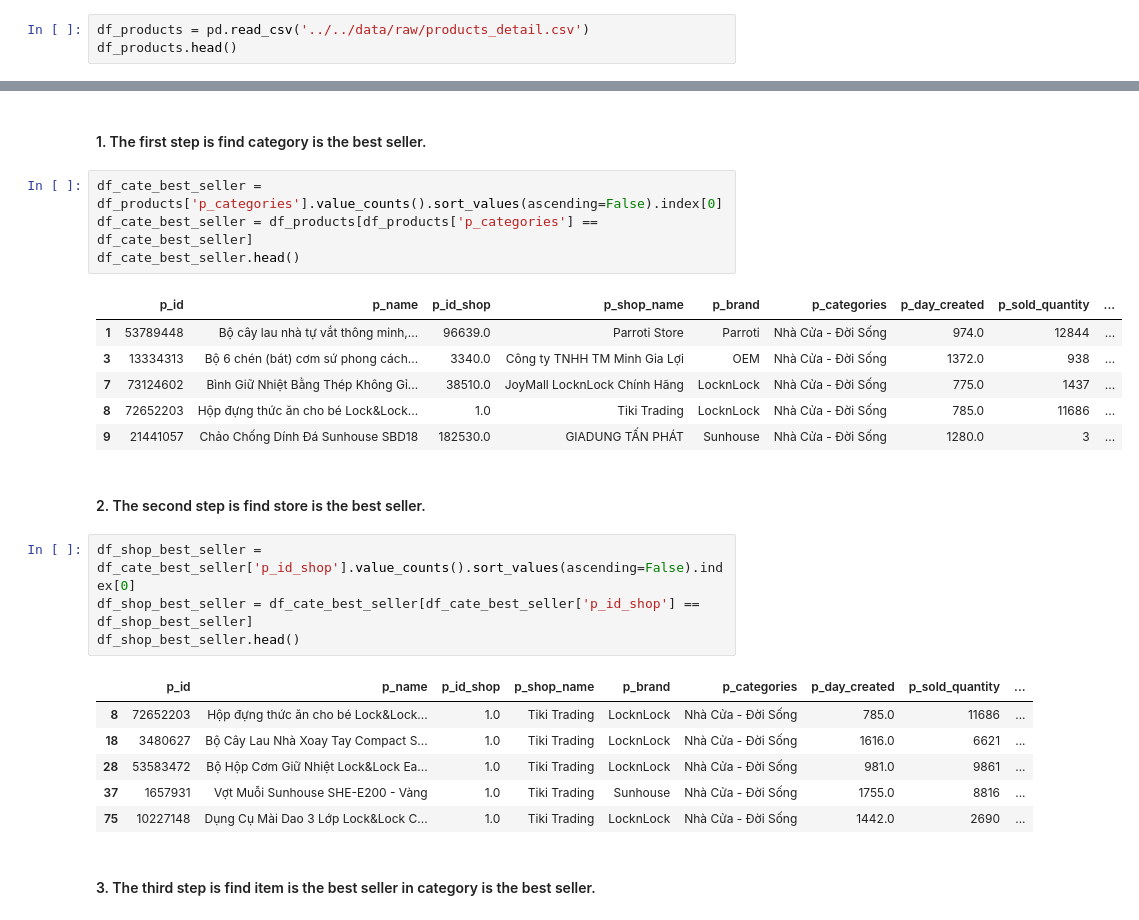
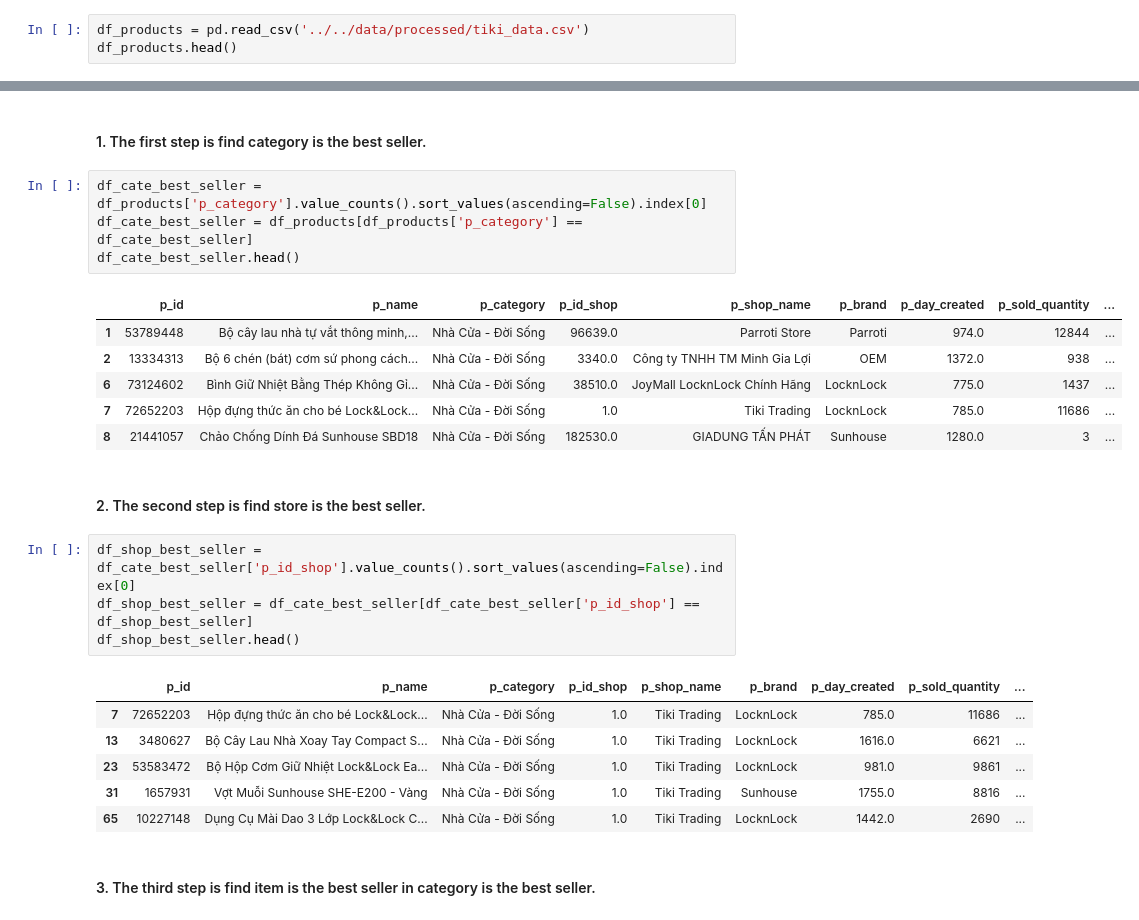
Before and after one commit to TienDat57/IntroductionToDataScience, a Jupyter notebook: src/visualization/index.ipynb, the cells around one changed output, grey strips where cells are left out. Cells and saved outputs as stored; diff of their text form.

```diff
--- a/src/visualization/index.ipynb
+++ b/src/visualization/index.ipynb
@@ -14,6 +14,6 @@ import seaborn as sns
 # %% [markdown]
 ### Read the data from the csv file and store it in a dataframe
 # %%
-df_products = pd.read_csv('../../data/raw/products_detail.csv')
+df_products = pd.read_csv('../../data/processed/tiki_data.csv')
 df_products.head()
 # %% [output]
@@ -39,16 +39,16 @@ df_products.head()
 # %% [markdown]
 #### 1. The first step is find category is the best seller.
 # %%
-df_cate_best_seller = df_products['p_categories'].value_counts().sort_values(ascending=False).index[0]
-df_cate_best_seller = df_products[df_products['p_categories'] == df_cate_best_seller]
+df_cate_best_seller = df_products['p_category'].value_counts().sort_values(ascending=False).index[0]
+df_cate_best_seller = df_products[df_products['p_category'] == df_cate_best_seller]
 df_cate_best_seller.head()
 # %% [output]
-|  | p_id | p_name | p_id_shop | p_shop_name | p_brand | p_categories | p_day_created | p_sold_quantity | ... |
-| 1 | 53789448 | Bộ cây lau nhà tự vắt thông minh,... | 96639.0 | Parroti Store | Parroti | Nhà Cửa - Đời Sống | 974.0 | 12844 | ... |
-| 3 | 13334313 | Bộ 6 chén (bát) cơm sứ phong cách... | 3340.0 | Công ty TNHH TM Minh Gia Lợi | OEM | Nhà Cửa - Đời Sống | 1372.0 | 938 | ... |
-| 7 | 73124602 | Bình Giữ Nhiệt Bằng Thép Không Gỉ... | 38510.0 | JoyMall LocknLock Chính Hãng | LocknLock | Nhà Cửa - Đời Sống | 775.0 | 1437 | ... |
-| 8 | 72652203 | Hộp đựng thức ăn cho bé Lock&Lock... | 1.0 | Tiki Trading | LocknLock | Nhà Cửa - Đời Sống | 785.0 | 11686 | ... |
-| 9 | 21441057 | Chảo Chống Dính Đá Sunhouse SBD18 | 182530.0 | GIADUNG TẤN PHÁT | Sunhouse | Nhà Cửa - Đời Sống | 1280.0 | 3 | ... |
+|  | p_id | p_name | p_category | p_id_shop | p_shop_name | p_brand | p_day_created | p_sold_quantity | ... |
+| 1 | 53789448 | Bộ cây lau nhà tự vắt thông minh,... | Nhà Cửa - Đời Sống | 96639.0 | Parroti Store | Parroti | 974.0 | 12844 | ... |
+| 2 | 13334313 | Bộ 6 chén (bát) cơm sứ phong cách... | Nhà Cửa - Đời Sống | 3340.0 | Công ty TNHH TM Minh Gia Lợi | OEM | 1372.0 | 938 | ... |
+| 6 | 73124602 | Bình Giữ Nhiệt Bằng Thép Không Gỉ... | Nhà Cửa - Đời Sống | 38510.0 | JoyMall LocknLock Chính Hãng | LocknLock | 775.0 | 1437 | ... |
+| 7 | 72652203 | Hộp đựng thức ăn cho bé Lock&Lock... | Nhà Cửa - Đời Sống | 1.0 | Tiki Trading | LocknLock | 785.0 | 11686 | ... |
+| 8 | 21441057 | Chảo Chống Dính Đá Sunhouse SBD18 | Nhà Cửa - Đời Sống | 182530.0 | GIADUNG TẤN PHÁT | Sunhouse | 1280.0 | 3 | ... |
 # %% [markdown]
 #### 2. The second step is find store is the best seller.
 # %%
@@ -56,12 +56,12 @@ df_shop_best_seller = df_cate_best_seller['p_id_shop'].value_counts().sort_value
 df_shop_best_seller = df_cate_best_seller[df_cate_best_seller['p_id_shop'] == df_shop_best_seller]
 df_shop_best_seller.head()
 # %% [output]
-|  | p_id | p_name | p_id_shop | p_shop_name | p_brand | p_categories | p_day_created | p_sold_quantity | ... |
-| 8 | 72652203 | Hộp đựng thức ăn cho bé Lock&Lock... | 1.0 | Tiki Trading | LocknLock | Nhà Cửa - Đời Sống | 785.0 | 11686 | ... |
-| 18 | 3480627 | Bộ Cây Lau Nhà Xoay Tay Compact S... | 1.0 | Tiki Trading | LocknLock | Nhà Cửa - Đời Sống | 1616.0 | 6621 | ... |
-| 28 | 53583472 | Bộ Hộp Cơm Giữ Nhiệt Lock&Lock Ea... | 1.0 | Tiki Trading | LocknLock | Nhà Cửa - Đời Sống | 981.0 | 9861 | ... |
-| 37 | 1657931 | Vợt Muỗi Sunhouse SHE-E200 - Vàng | 1.0 | Tiki Trading | Sunhouse | Nhà Cửa - Đời Sống | 1755.0 | 8816 | ... |
-| 75 | 10227148 | Dụng Cụ Mài Dao 3 Lớp Lock&Lock C... | 1.0 | Tiki Trading | LocknLock | Nhà Cửa - Đời Sống | 1442.0 | 2690 | ... |
+|  | p_id | p_name | p_category | p_id_shop | p_shop_name | p_brand | p_day_created | p_sold_quantity | ... |
+| 7 | 72652203 | Hộp đựng thức ăn cho bé Lock&Lock... | Nhà Cửa - Đời Sống | 1.0 | Tiki Trading | LocknLock | 785.0 | 11686 | ... |
+| 13 | 3480627 | Bộ Cây Lau Nhà Xoay Tay Compact S... | Nhà Cửa - Đời Sống | 1.0 | Tiki Trading | LocknLock | 1616.0 | 6621 | ... |
+| 23 | 53583472 | Bộ Hộp Cơm Giữ Nhiệt Lock&Lock Ea... | Nhà Cửa - Đời Sống | 1.0 | Tiki Trading | LocknLock | 981.0 | 9861 | ... |
+| 31 | 1657931 | Vợt Muỗi Sunhouse SHE-E200 - Vàng | Nhà Cửa - Đời Sống | 1.0 | Tiki Trading | Sunhouse | 1755.0 | 8816 | ... |
+| 65 | 10227148 | Dụng Cụ Mài Dao 3 Lớp Lock&Lock C... | Nhà Cửa - Đời Sống | 1.0 | Tiki Trading | LocknLock | 1442.0 | 2690 | ... |
 # %% [markdown]
 #### 3. The third step is find item is the best seller in category is the best seller.
 # %%
```
Also changed, not shown: parts of 24 cells of this notebook, 2 other files.
